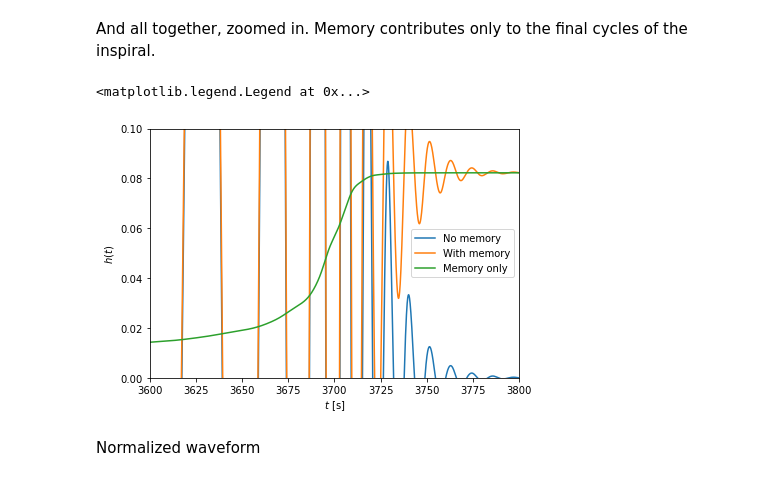
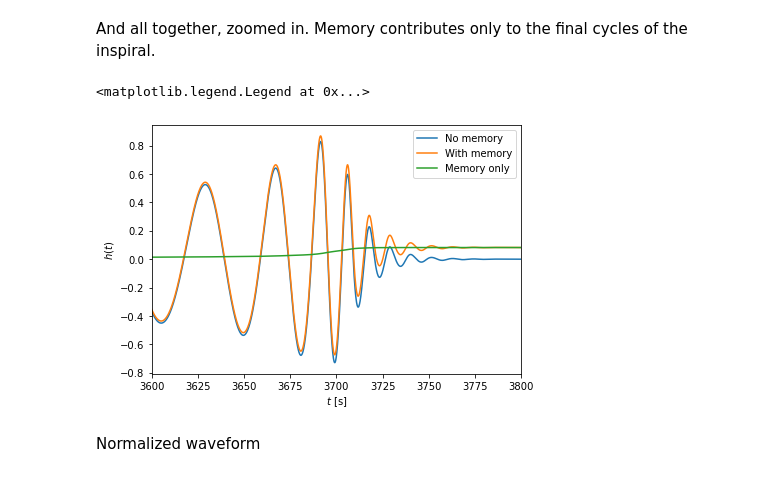
Before and after one commit to bvgoncharov/gwmem_2022, a Jupyter notebook: demo_sxs_memory.ipynb, the cells around one changed output. Saved outputs shown, nothing was run; the diff lists cells and outputs as text; code cells hidden in the pictures.

```diff
--- a/demo_sxs_memory.ipynb
+++ b/demo_sxs_memory.ipynb
@@ -47,16 +47,16 @@ And all together, zoomed in. Memory contributes only to the final cycles of the
 # %%
 plt.plot(h.t, np.sum(h,axis=1), label='No memory')
 plt.plot(h_with_memory.t, np.sum(h_with_memory,axis=1), label='With memory')
 plt.plot(h_with_memory.t, np.sum(h_with_memory,axis=1)-np.sum(h,axis=1), label='Memory only')
 plt.tight_layout()
 plt.xlabel('$t$ [s]')
 plt.ylabel('$h(t)$')
 plt.xlim([3600, 3800])
-plt.ylim([0, 0.1])
+#plt.ylim([0, 0.1])
 plt.legend()
 # %% [output]
 <matplotlib.legend.Legend at 0x...>
-[figure, old version]
+[figure, new version]
 # %% [markdown]
 Normalized waveform
 # %%
```
Also changed, not shown: parts of 30 cells of this notebook.
